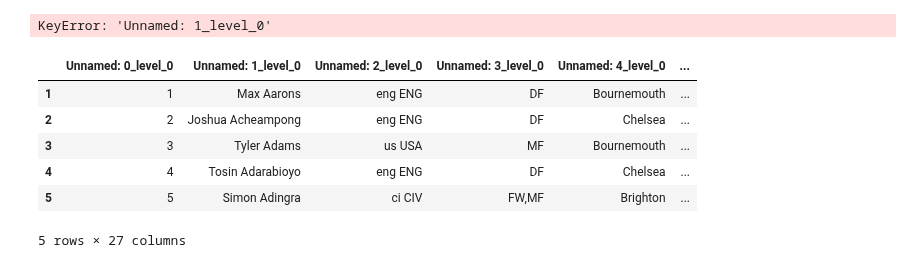
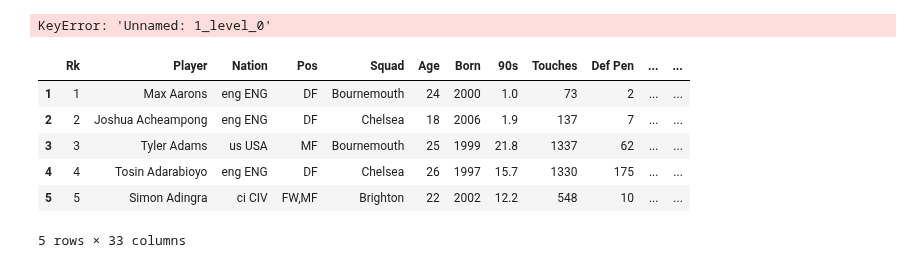
Before and after one commit to levokond/clustering-players-profiles, a Jupyter notebook: fbref_clustering.ipynb, the cells around one changed output. Cells and saved outputs as stored; diff of their text form; code cells hidden in the pictures.

Commit message:
fixed the column names

```diff
--- a/fbref_clustering.ipynb
+++ b/fbref_clustering.ipynb
@@ -207,10 +196,10 @@ for df in all_dfs:
 # %%
-gca_df.head()
+possession_df.head()
 # %% [output]
-|  | Unnamed: 0_level_0 | Unnamed: 1_level_0 | Unnamed: 2_level_0 | Unnamed: 3_level_0 | Unnamed: 4_level_0 | ... |
-| 1 | 1 | Max Aarons | eng ENG | DF | Bournemouth | ... |
-| 2 | 2 | Joshua Acheampong | eng ENG | DF | Chelsea | ... |
-| 3 | 3 | Tyler Adams | us USA | MF | Bournemouth | ... |
-| 4 | 4 | Tosin Adarabioyo | eng ENG | DF | Chelsea | ... |
-| 5 | 5 | Simon Adingra | ci CIV | FW,MF | Brighton | ... |
+|  | Rk | Player | Nation | Pos | Squad | Age | Born | 90s | Touches | Def Pen | ... | ... |
+| 1 | 1 | Max Aarons | eng ENG | DF | Bournemouth | 24 | 2000 | 1.0 | 73 | 2 | ... | ... |
+| 2 | 2 | Joshua Acheampong | eng ENG | DF | Chelsea | 18 | 2006 | 1.9 | 137 | 7 | ... | ... |
+| 3 | 3 | Tyler Adams | us USA | MF | Bournemouth | 25 | 1999 | 21.8 | 1337 | 62 | ... | ... |
+| 4 | 4 | Tosin Adarabioyo | eng ENG | DF | Chelsea | 26 | 1997 | 15.7 | 1330 | 175 | ... | ... |
+| 5 | 5 | Simon Adingra | ci CIV | FW,MF | Brighton | 22 | 2002 | 12.2 | 548 | 10 | ... | ... |
-5 rows × 27 columns
+5 rows × 33 columns
```
Also changed, not shown: parts of 2 cells of this notebook.
